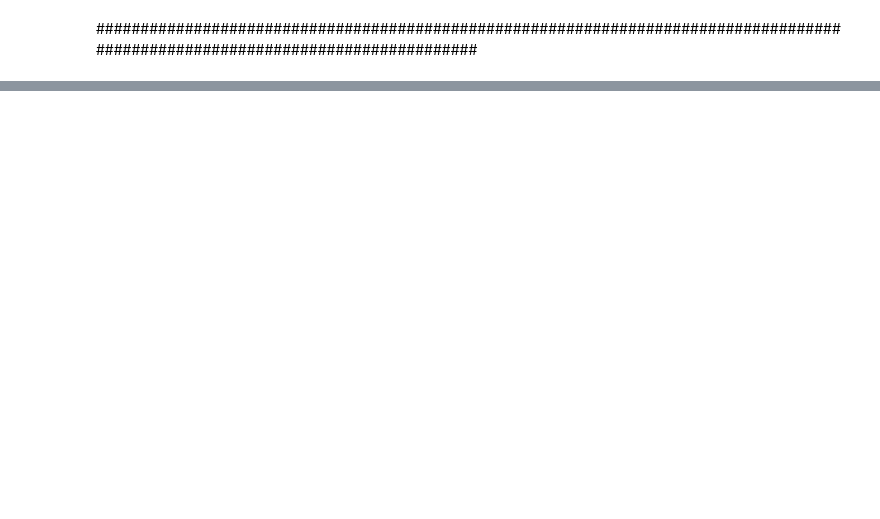
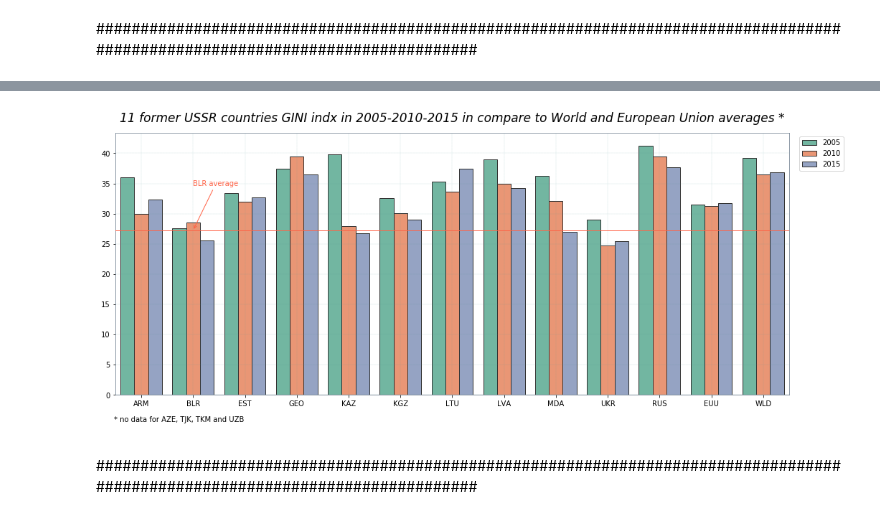
Before and after one commit to unkind58/Belarus_statistics_and-_comparison, a Jupyter notebook: app.ipynb, the cells around one changed output, grey strips where cells are left out. Drawn from its saved outputs; the diff is of its cells as text; code cells hidden in the pictures; blank space fills up the shorter version.

```diff
--- a/app.ipynb
+++ b/app.ipynb
@@ -263,0 +274,25 @@ plt.tight_layout()
+# %%
+gini_melt = pd.melt(df, id_vars='Country Code')
+plt.figure(figsize=(15,6))
+df_gini = sns.barplot(x='Country Code', y='value', hue='variable', data=gini_melt, palette="Set2", edgecolor=".2")
+by_avg = gini_melt[gini_melt['Country Code'] == 'BLR'].value.mean()
+
+
+handles, labels = df_gini.get_legend_handles_labels()
+plt.xlabel(None)
+plt.ylabel(None)
+plt.title('''11 former USSR countries GINI indx in 2005-2010-2015 in compare to World and European Union averages *''',fontsize=17,fontstyle='italic', y=1.025)
+plt.legend(handles=handles[:], labels=labels[:],bbox_to_anchor=(1.01, 1), loc='upper left', edgecolor=None)
+df_gini.yaxis.grid(linestyle='--', linewidth='0.15', color='cadetblue')
+df_gini.xaxis.grid(linestyle='--', linewidth='0.15', color='cadetblue')
+df_gini.axhline(y = by_avg, zorder=5, linewidth=1, color='tomato', label="BLR Average")
+plt.figtext(.05, -.05,("\n"*4) +  """* no data for AZE, TJK, TKM and UZB\n""", color='black', weight='light' )
+df_gini.annotate(('BLR average'),
+                 xy=(1, by_avg),
+                 xytext=(1, gini_melt.iloc[1,2]+7),
+                 arrowprops=dict(arrowstyle="->",connectionstyle="arc3", color = 'tomato'), color = 'tomato')
+plt.tight_layout()
+# %% [output]
+[figure, added]
+# %% [markdown]
+###############################################################################################################################
```
Also changed, not shown: parts of 14 cells of this notebook.
